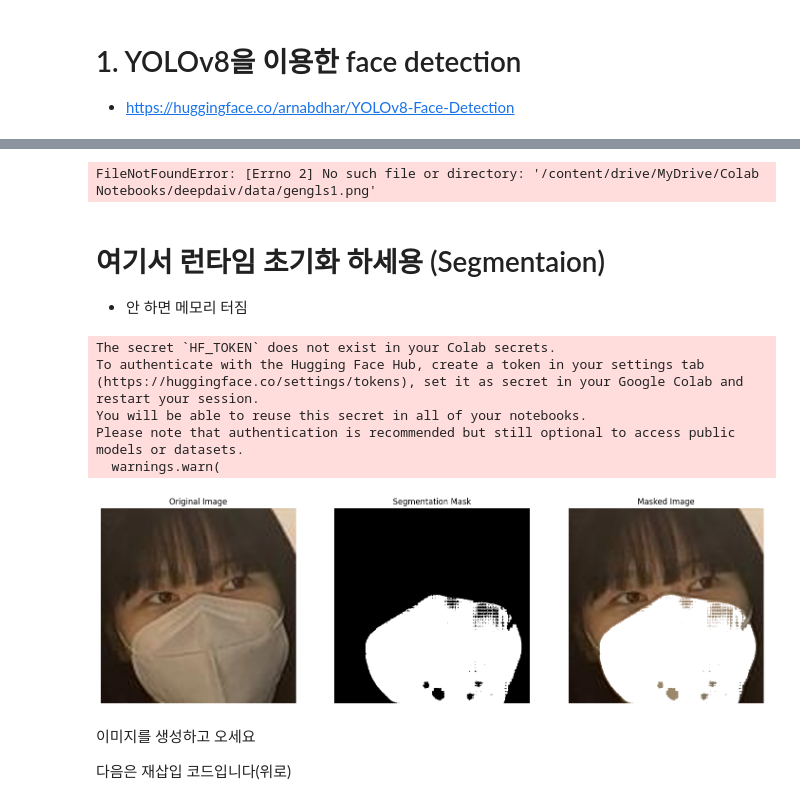
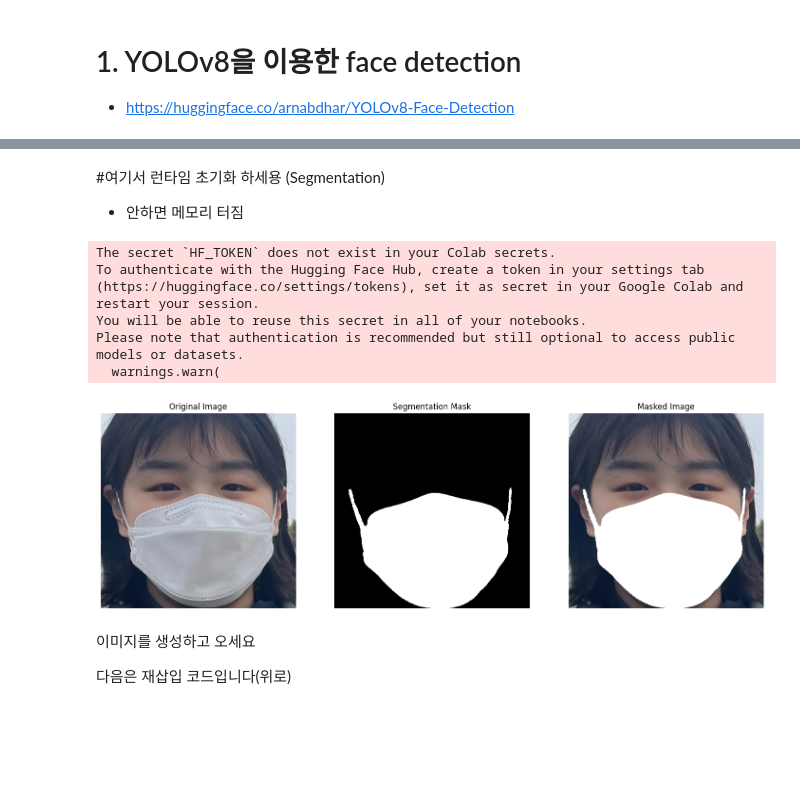
Before and after one commit to glasshong/mask_removal, a Jupyter notebook: 1. face_detection.ipynb, the cells around one changed output, grey strips where cells are left out. Saved outputs shown, nothing was run; the diff lists cells and outputs as text; code cells hidden in the pictures; blank space fills up the shorter version.

```diff
--- a/1. face_detection.ipynb
+++ b/1. face_detection.ipynb
@@ -195,12 +132,11 @@ plt.show()
 ####### image generation 이후 실행하세요 #############
 from PIL import Image
 
-image_path = "/content/drive/MyDrive/Colab Notebooks/deepdaiv/data/jaeryeong.jpeg"
+image_path = "/content/drive/MyDrive/Colab Notebooks/deepdaiv/data/yuri.jpg"
 replacement_image_path = "/content/drive/MyDrive/Colab Notebooks/deepdaiv/data/gengls1.png"
 
 # 원본 이미지 불러오기
 original_image = Image.open(image_path)
-
 # 대체할 이미지 불러오기
 replacement_image = Image.open(replacement_image_path)
 
@@ -214,17 +150,14 @@ original_image.paste(resized_replacement, (int(x1), int(y1)))
 
 # 변경된 이미지 저장
 original_image.save("/content/drive/MyDrive/Colab Notebooks/deepdaiv/data/complete1.jpg")
-
 # 변경된 이미지 플롯으로 띄우기
 plt.figure(figsize=(10, 8))  # 플롯 크기 조정
 plt.imshow(original_image)
 plt.axis('off')  # 축 정보 숨기기
 plt.show()
-# %% [output]
-FileNotFoundError: [Errno 2] No such file or directory: '/content/drive/MyDrive/Colab Notebooks/deepdaiv/data/gengls1.png'
 # %% [markdown]
-# 여기서 런타임 초기화 하세용 (Segmentaion)
-- 안 하면 메모리 터짐
+#여기서 런타임 초기화 하세용 (Segmentation)
+- 안하면 메모리 터짐
 # %%
 from PIL import Image
 import requests
@@ -234,10 +167,9 @@ model = SamModel.from_pretrained("facebook/sam-vit-huge").to("cuda")
 processor = SamProcessor.from_pretrained("facebook/sam-vit-huge")
 
 # 로컬 파일 경로
-img_path = "/content/drive/MyDrive/Colab Notebooks/deepdaiv/data/cropped_image512.jpg"
+img_path = "/content/drive/MyDrive/Colab Notebooks/deepdaiv/data/cropped_image.jpg"
 
 resize = 512
-
 # requests.get 대신 Image.open을 사용하여 이미지 로드
 raw_image = Image.open(img_path).convert("RGB")
 raw_image = raw_image.resize((resize, resize))
@@ -249,7 +181,6 @@ input_points = [[[resize * (4 / 12), resize * (7 / 12)],  \
 
 # input_boxes = [[[50,128],[450, 450]]]
 inputs = processor(raw_image, input_points=input_points, return_tensors="pt").to("cuda")
-
 # inputs = processor(raw_image, input_boxes=input_boxes, return_tensors="pt").to("cuda")
 outputs = model(**inputs)
 masks = processor.image_processor.post_process_masks(outputs.pred_masks.cpu(), inputs["original_sizes"].cpu(), inputs["reshaped_input_sizes"].cpu())
@@ -267,7 +198,7 @@ from torchvision.utils import save_image
 save_folder = "/content/drive/MyDrive/Colab Notebooks/deepdaiv/data/"
 # bool을 float으로 변환 (True는 1.0, False는 0.0으로 변환됨)
 mask = masks[0][0][0].float() # RGBA -> RGB -> binary
-save_image(mask, save_folder+'jaeryeong_mask_img2.png')
+save_image(mask, save_folder+'yuri_mask_img2.png')
 
 import numpy as np
 import matplotlib.pyplot as plt
@@ -285,7 +216,7 @@ else:  # 그레이스케일 이미지일 경우
 
 #####################################
 
-image_path = save_folder+'jaeryeong_mask_img2.png'
+image_path = save_folder+'yuri_mask_img31.png'
 binary_mask = cv2.imread(image_path, cv2.IMREAD_GRAYSCALE)
 
 # 이진 마스크를 확인하기 위해, 픽셀 값이 0과 255 사이인지 확인합니다.
@@ -298,40 +229,40 @@ kernel = np.ones((1, 1), np.uint8)
 # dilate 함수를 사용해 경계를 확장합니다.
 dilated_mask = cv2.dilate(binary_mask, kernel, iterations=1)
 resized_img = Image.fromarray(dilated_mask)
-resized_img.save(save_folder+"jaeryeong_mask_img2.png")
+resized_img.save(save_folder+"yuri_mask_img31.png")
 #####################################
 
 # 마스크를 NumPy 배열로 변환 (마스크가 이미 NumPy 배열인 경우 이 단계는 생략)
 mask_np = dilated_mask
 
 # 원본 NumPy 배열 이미지에서 마스크에 해당하는 픽셀을 흰색으로 변경
 masked_image_np = raw_image_np.copy()
 masked_image_np[mask_np == 255] = white_color
 
 # 변경된 이미지를 다시 PIL 이미지로 변환하여 표시
 masked_image = Image.fromarray(masked_image_np)
 
 # 원본 이미지, 마스크, 그리고 변경된 이미지를 나란히 표시
 fig, axs = plt.subplots(1, 3, figsize=(18, 6))
 
 # 원본 이미지 표시
 axs[0].imshow(raw_image)
 axs[0].set_title('Original Image')
 axs[0].axis('off')
 
 # 마스크 시각화
 axs[1].imshow(mask_np, cmap='gray')
 axs[1].set_title('Segmentation Mask')
 axs[1].axis('off')
 
 # 변경된 이미지 시각화
 axs[2].imshow(masked_image)
 axs[2].set_title('Masked Image')
 axs[2].axis('off')
 
 plt.show()
 # %% [output]
-[figure, old version]
+[figure, new version]
 # %% [markdown]
 이미지를 생성하고 오세요
 
```
Also changed, not shown: parts of 8 cells of this notebook, 3 other files.
